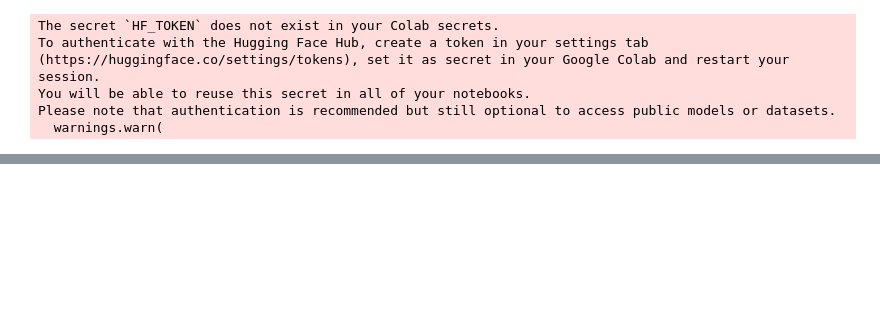
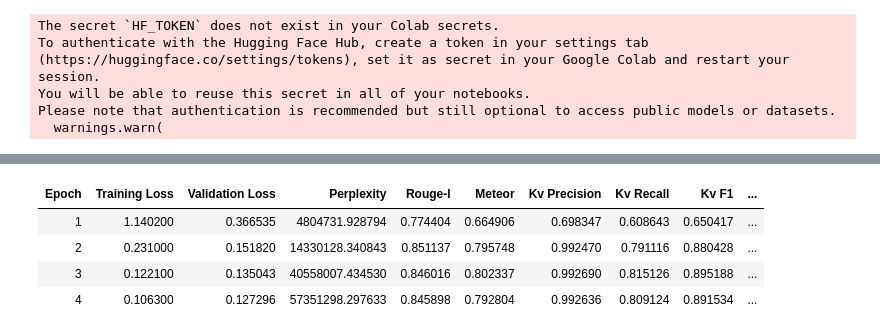
Before and after one commit to RoundBaloo/TextNormalizationWithLLM, a Jupyter notebook: LLM/LLM.ipynb, the cells around one changed output, grey strips where cells are left out. Cells and saved outputs as stored; diff of their text form; code cells hidden in the pictures; blank space fills up the shorter version.

```diff
--- a/LLM/LLM.ipynb
+++ b/LLM/LLM.ipynb
@@ -56,7 +60,7 @@ def read_xlsx_to_nested_list(file_path):
 
     return all_lists
 
-file_path = '/content/drive/MyDrive/raw_data_generated.xlsx'
+file_path = '/content/drive/MyDrive/dataset_generated.xlsx'
 result = read_xlsx_to_nested_list(file_path)
 
 def format_data_to_dict(nested_list):
@@ -87,22 +91,10 @@ for array in result:
         resulted.append(larray)
 
 res_len = int(len(resulted))
-print(res_len)
-data1 = resulted[0:300:3]
-data2 = resulted[1:300:3]
+data1 = resulted[start:res_len if res_len < end else end:3]
+data2 = resulted[start + 1:res_len if res_len < end else end:3]
 data = data1 + data2
-validation_data = resulted[2:300:3]
-
-# Оставляем закомментированные варианты без изменений
-# data1 = resulted[200:600:3]
-# data2 = resulted[201:600:3]
-# data = data1 + data2
-# validation_data = resulted[202:600:3]
-
-# data1 = resulted[0:78:3]
-# data2 = resulted[1:78:3]
-# data = data1 + data2
-# validation_data = resulted[2:78:3]
+validation_data = resulted[start + 2:res_len if res_len < end else end:3]
 
 print(data)
 print(validation_data)
@@ -147,43 +167,26 @@ def tokenize_function(examples):
     tokens["labels"] = tokens["input_ids"].copy()
     return tokens
 
-
-
 tokenized_datasets = dataset.map(tokenize_function, batched=True)
 
 validation_dataset = Dataset.from_list(validation_data)
 tokenized_validation_datasets = validation_dataset.map(tokenize_function, batched=True)
 
-model = AutoModelForCausalLM.from_pretrained(
-    MODEL_NAME,
-    torch_dtype=torch.float16,
-    device_map="cuda:0"
-)
+if (start == 0 or not os.path.exists(MODEL_SAVE_PATH)):
+  print("Загружаем исходную модель...")
+  model = AutoModelForCausalLM.from_pretrained(
+        MODEL_NAME,
+        torch_dtype=torch.float16,
+        device_map="cuda:0"
+  )
+else:
+  print("Загружаем дообученную модель...")
+  model = AutoModelForCausalLM.from_pretrained(
+        MODEL_SAVE_PATH,
+        torch_dtype=torch.float16,
+        device_map="cuda:0"
+  )
 
-# if os.path.exists(MODEL_SAVE_PATH):
-#     print("Загружаем дообученную модель...")
-#     model = AutoModelForCausalLM.from_pretrained(
-#         MODEL_SAVE_PATH,
-#         torch_dtype=torch.float16,
-#         device_map="cuda:0"
-#     )
-#     learning_rate = 2e-5
-# else:
-#     print("Загружаем исходную модель...")
-#     model = AutoModelForCausalLM.from_pretrained(
-#         MODEL_NAME,
-#         torch_dtype=torch.float16,
-#         device_map="cuda:0"
-#     )
-#     learning_rate = 5e-4
-
-lora_config = LoraConfig(
-    r=2,
-    lora_alpha=4,
-    lora_dropout=0.1,
-    bias="none",
-    task_type="CAUSAL_LM"
-)
 model = get_peft_model(model, lora_config)
 
 # Метрики
@@ -255,7 +258,8 @@ def compute_metrics(eval_pred):
 
     # Рассчитываем Precision, Recall, F1
     precision = total_tp / (total_tp + total_fp) if (total_tp + total_fp) > 0 else 0
-    recall = total_tp / (total_tp + total_fn) if (total_tp + total_fn) > 0 else 0
+    recall = total_tp / (total_tp +
+    total_fn) if (total_tp + total_fn) > 0 else 0
     f1 = 2 * (precision * recall) / (precision + recall) if (precision + recall) > 0 else 0
 
     # Key-Value Accuracy
@@ -275,27 +279,6 @@ def compute_metrics(eval_pred):
         "kv_accuracy": kv_accuracy
     }
 
-training_args = TrainingArguments(
-    output_dir="./drive/MyDrive/pp_4sem/results",
-    per_device_train_batch_size=8,
-    per_device_eval_batch_size=8,
-    gradient_accumulation_steps=1,
-    num_train_epochs=15,
-    learning_rate=5e-4,
-    lr_scheduler_type="cosine",
-    fp16=True,
-    logging_dir="./logs",
-    logging_strategy="epoch",
-    report_to="tensorboard",
-    save_total_limit=3,
-    evaluation_strategy="epoch",
-    save_strategy="epoch",
-    load_best_model_at_end=True,
-    metric_for_best_model="rouge-L",
-    greater_is_better=True,
-    # warmup_steps=50,
-)
-
 trainer = Trainer(
     model=model,
     args=training_args,
@@ -336,0 +319,5 @@ TypeError: TrainingArguments.__init__() got an unexpected keyword argument 'eval
+| Epoch | Training Loss | Validation Loss | Perplexity | Rouge-l | Meteor | Kv Precision | Kv Recall | Kv F1 | ... |
+| 1 | 1.140200 | 0.366535 | 4804731.928794 | 0.774404 | 0.664906 | 0.698347 | 0.608643 | 0.650417 | ... |
+| 2 | 0.231000 | 0.151820 | 14330128.340843 | 0.851137 | 0.795748 | 0.992470 | 0.791116 | 0.880428 | ... |
+| 3 | 0.122100 | 0.135043 | 40558007.434530 | 0.846016 | 0.802337 | 0.992690 | 0.815126 | 0.895188 | ... |
+| 4 | 0.106300 | 0.127296 | 57351298.297633 | 0.845898 | 0.792804 | 0.992636 | 0.809124 | 0.891534 | ... |
```
Also changed, not shown: parts of 7 cells of this notebook.
